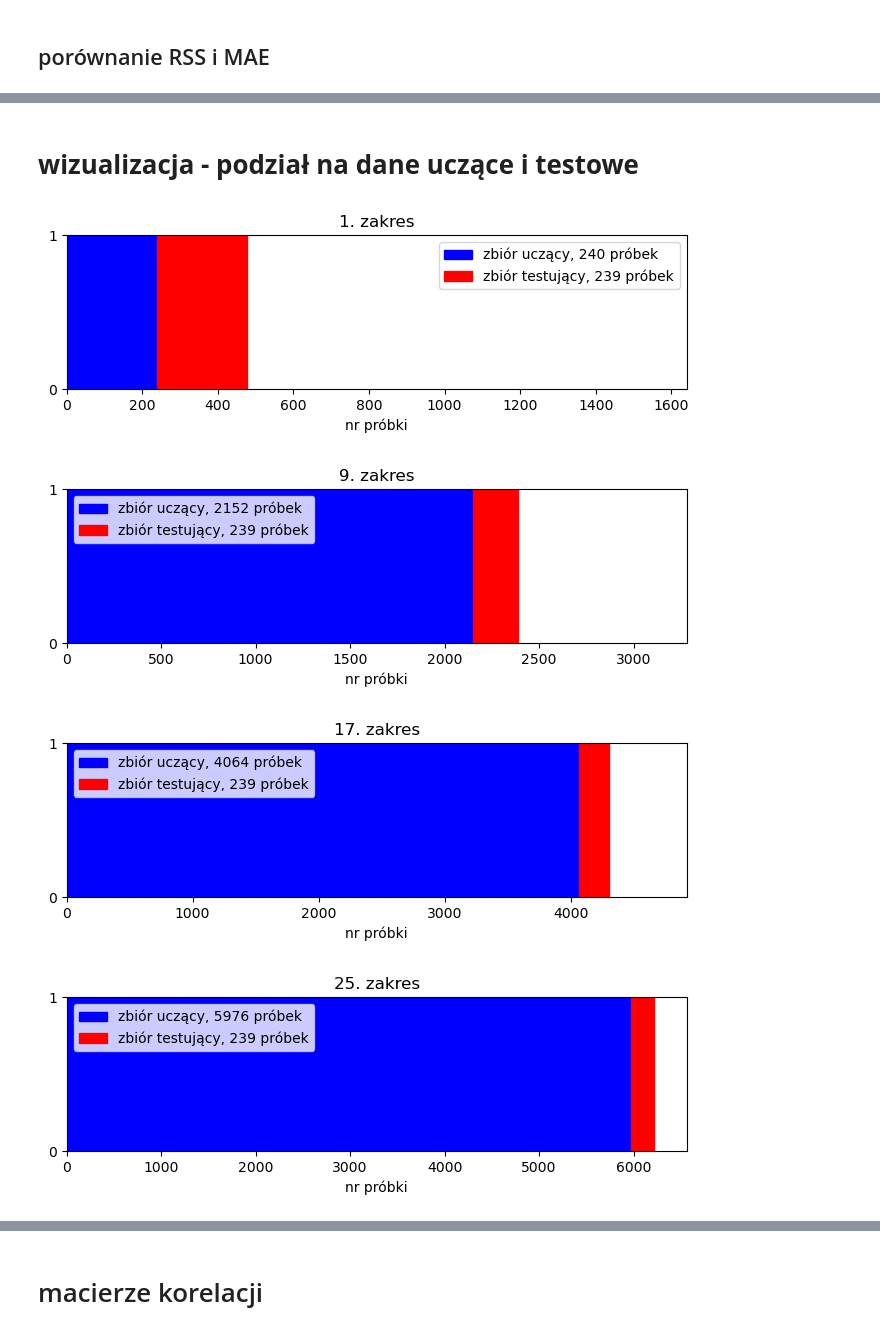
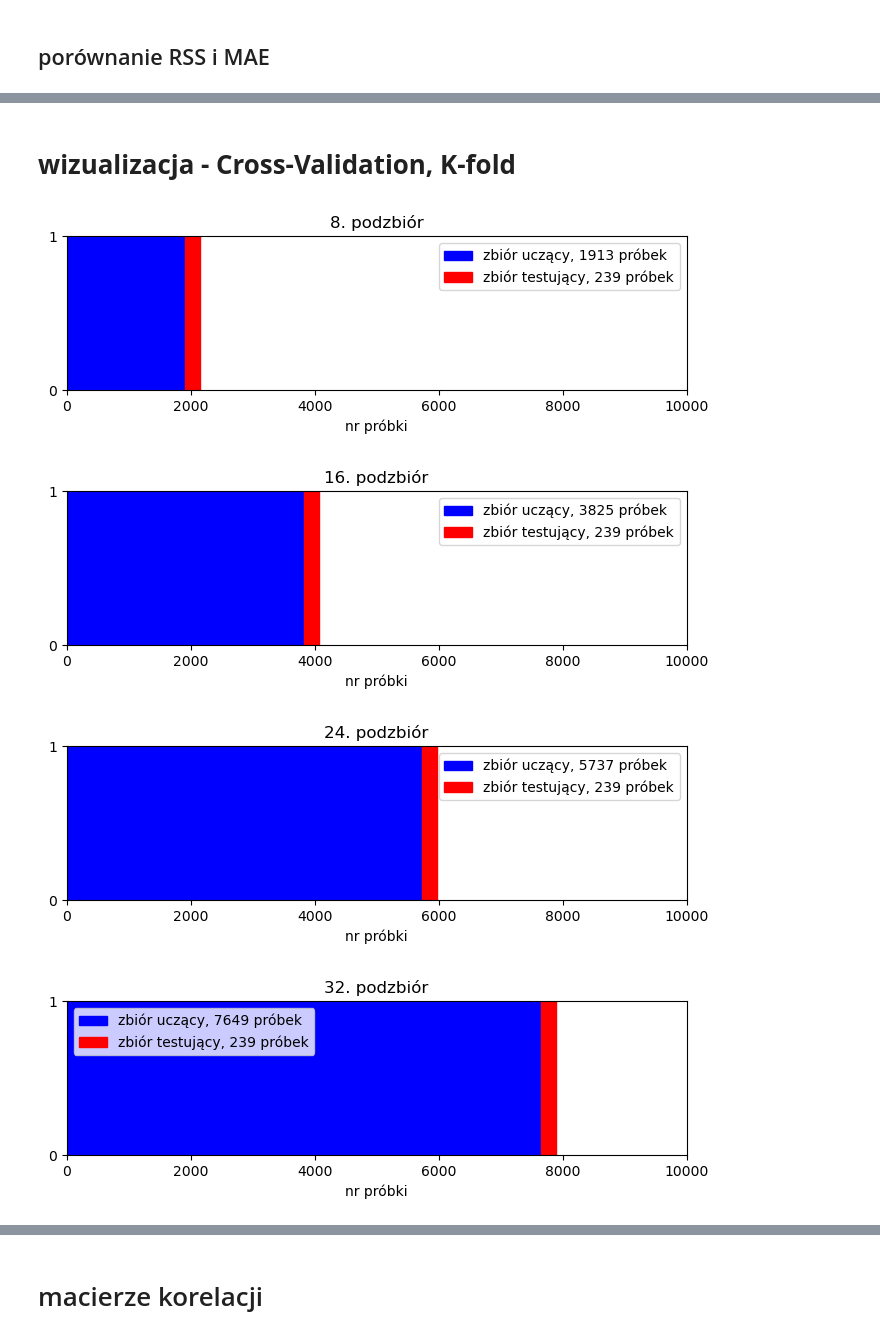
Before and after one commit to szym98/WSB_ML_crypto_model, a Jupyter notebook: Main_CryptoML.ipynb, the cells around one changed output, grey strips where cells are left out. Saved outputs shown, nothing was run; the diff lists cells and outputs as text; code cells hidden in the pictures.

```diff
--- a/Main_CryptoML.ipynb
+++ b/Main_CryptoML.ipynb
@@ -147,6 +150,7 @@ predictions = []
 R2 = []
 RSS = []
 MAE = []
+loss = []
 
 for train_index, test_index in tscv.split(X_scaled):
     X_train = scaler.fit_transform(X.values[train_index])
@@ -158,6 +162,7 @@ for train_index, test_index in tscv.split(X_scaled):
     R2.append( r2_score(y_test, y_pred) )
     RSS.append( np.sum( np.square(y_test - y_pred) ) )
     MAE.append( mean_absolute_error(y_test, y_pred) )
+    loss.append(model.loss_)
 
 # Plotting the results
 fig, ax = plt.subplots(figsize=(16, 9))
@@ -217,25 +247,26 @@ plt.show()
 # %% [markdown]
-# **wizualizacja - podział na dane uczące i testowe**
+# **wizualizacja - Cross-Validation, K-fold**
 # %%
 dataframe = fetch_ohlcv(symbols[0], timeframe=timeframe, n_frames=n_hours)
 dataframe = dataframe.diff()
 dataframe = dataframe.dropna()
 X = dataframe.drop(['close'], axis=1)
 
 tscv = TimeSeriesSplit(n_splits=40)
 for i, (train_ind, test_ind) in enumerate(tscv.split(X)):
-    if (i%8==0):
+    if (i%8==7):
         fig, ax = plt.subplots(figsize=(8,2))
-        ax.set_title(f"{i+1}. zakres")
+        ax.set_title(f"{i+1}. podzbiór")
         ax.axvspan(train_ind[0], test_ind[0], color="b")
         ax.axvspan(test_ind[0], test_ind[-1], color="r")
-        ax.set_xlim([0,(8200*(i+8)/40)])
+        ax.set_xlim([0,n_hours])
+        #ax.set_xlim([0,(n_hours*(i+2)/40)])
         ax.set_xlabel("nr próbki")
         ax.set_yticks([0,1])
         ax.legend([f"zbiór uczący, {len(train_ind)} próbek", f"zbiór testujący, {len(test_ind)} próbek"])
         plt.show
 # %% [output]
-[figure, old version]
+[figure, new version]
-[figure, old version]
+[figure, new version]
-[figure, old version]
+[figure, new version]
-[figure, old version]
+[figure, new version]
```
Also changed, not shown: parts of 13 cells of this notebook.
